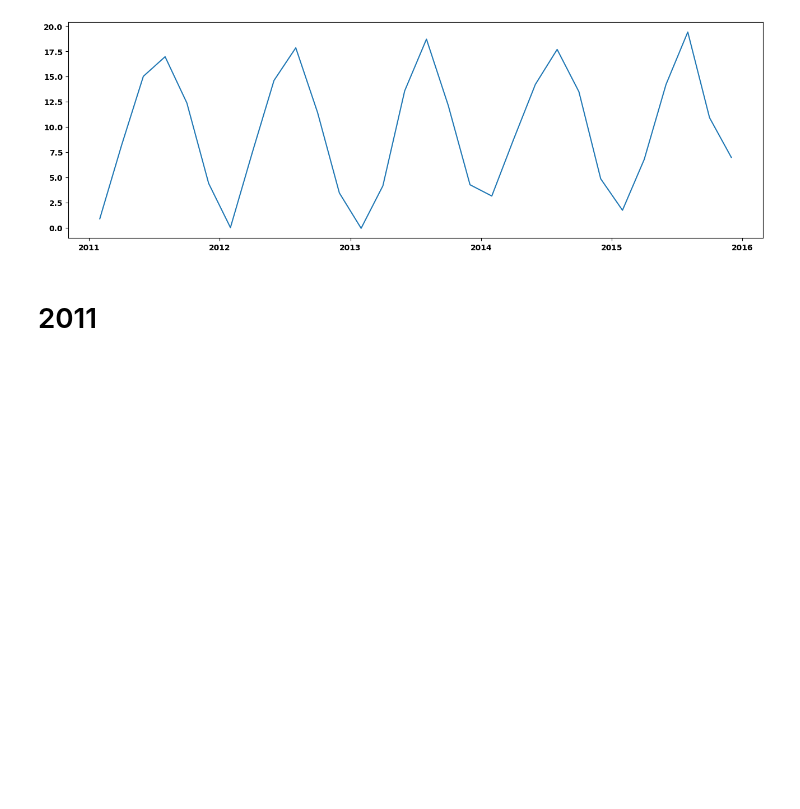
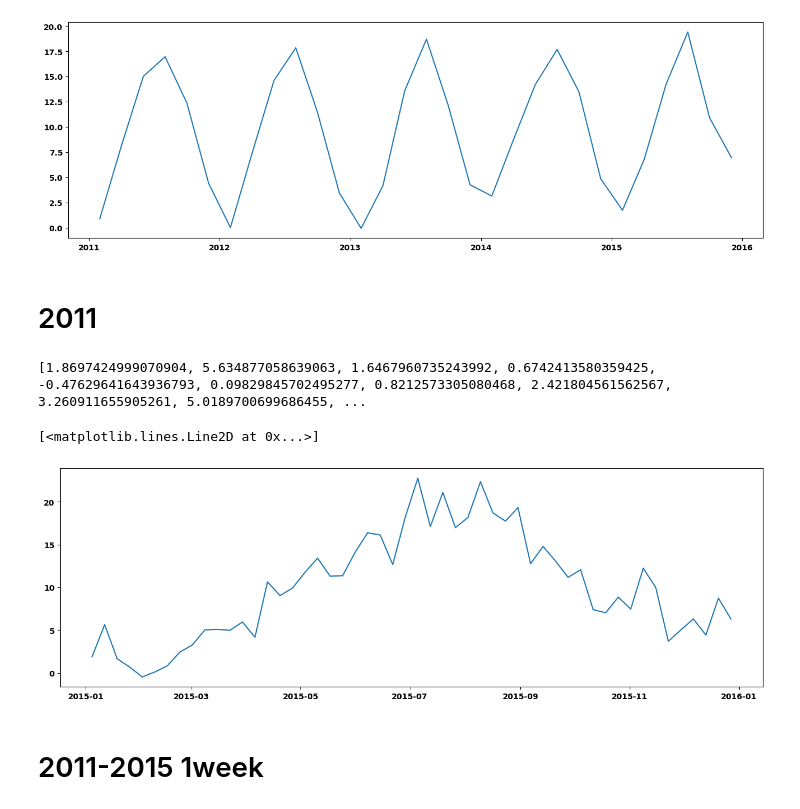
Before and after one commit to Cari1111/bachelor-code, a Jupyter notebook: create_cutout.ipynb, the cells around one changed output. Drawn from its saved outputs; the diff is of its cells as text; code cells hidden in the pictures; blank space fills up the shorter version.

```diff
--- a/create_cutout.ipynb
+++ b/create_cutout.ipynb
@@ -153,12 +165,15 @@ snapshot_split_2011 = split_list(time_2011, 52)
+# %%
+time_2015 = cutout.data['time'].sel(time=slice(np.datetime64('2015-01-01'), np.datetime64('2015-12-31'))).data
+snapshot_split_2015 = split_list(time_2015, 52)
 # %%
 feature_keys = list(cutout.data.keys())[1:]
-features_2011 = dict()
+features_2015 = dict()
 for key in feature_keys:
-    features_2011[key] = []
+    features_2015[key] = []
 
-for snapshots in snapshot_split_2011:
+for snapshots in snapshot_split_2015:
     time_slice = slice(snapshots[0], snapshots[-1])
     for key in feature_keys:
         mean = float(np.mean(cutout.data[key].sel(time=time_slice).data))
-        features_2011[key].append(mean)
+        features_2015[key].append(mean)
 # %%
@@ -167,7 +182,13 @@ with open('weather_features_2011.pkl', 'wb') as f:
 # %%
-dates = [snapshots[int(len(snapshots)/2)] for snapshots in snapshot_split_2011]
+dates = [snapshots[int(len(snapshots)/2)] for snapshots in snapshot_split_2015]
 
-temperatures_C = [convert_temperature(tempr, 'K', 'C') for tempr in features_2011['temperature']]
+temperatures_C = [convert_temperature(tempr, 'K', 'C') for tempr in features_2015['temperature']]
 print(temperatures_C)
 plt.figure(figsize=(16,5))
 plt.plot(dates, temperatures_C)
+# %% [output]
+[1.8697424999070904, 5.634877058639063, 1.6467960735243992, 0.6742413580359425, -0.47629641643936793, 0.09829845702495277, 0.8212573305080468, 2.421804561562567, 3.260911655905261, 5.0189700699686455, ...
+[<matplotlib.lines.Line2D at 0x...>]
+[figure, added]
+# %% [markdown]
+# 2011-2015 1week
```
Also changed, not shown: parts of 16 cells of this notebook, 28 other files.
